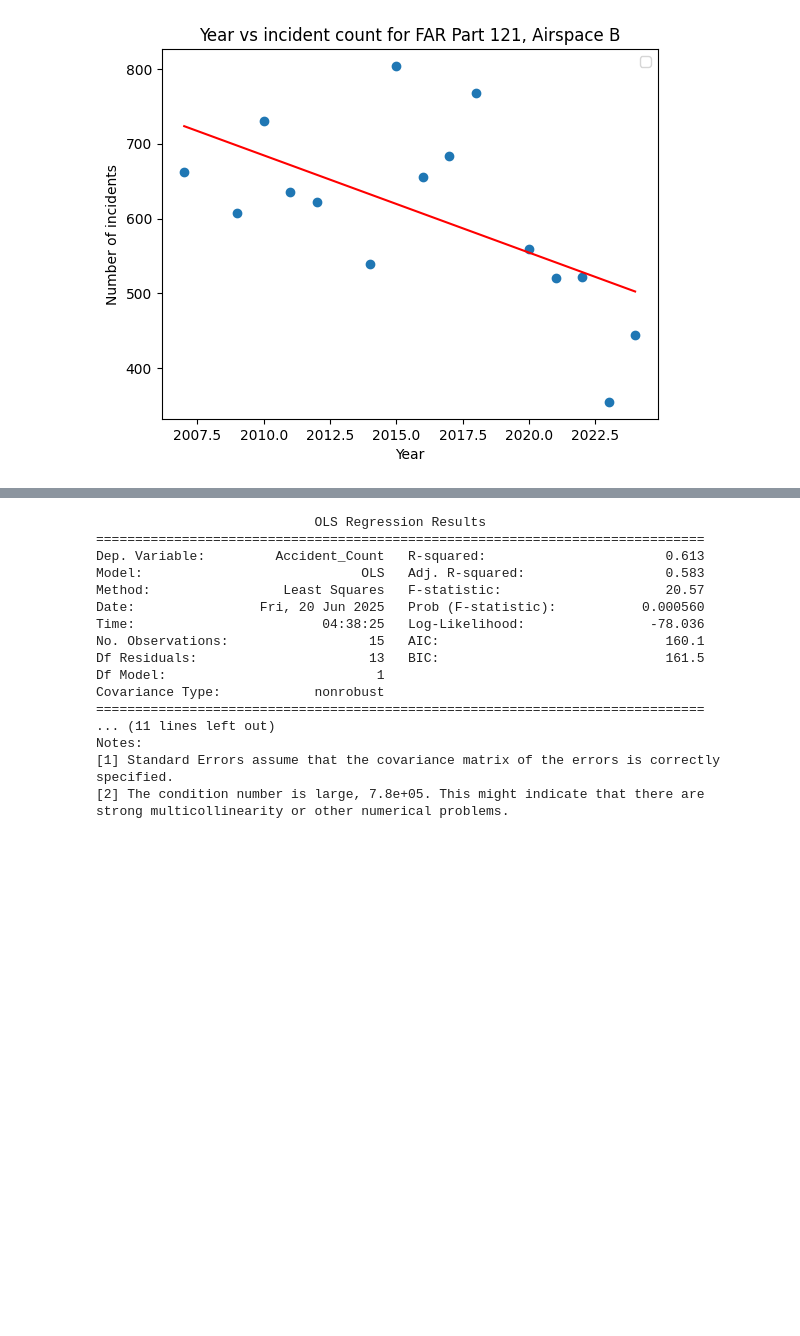
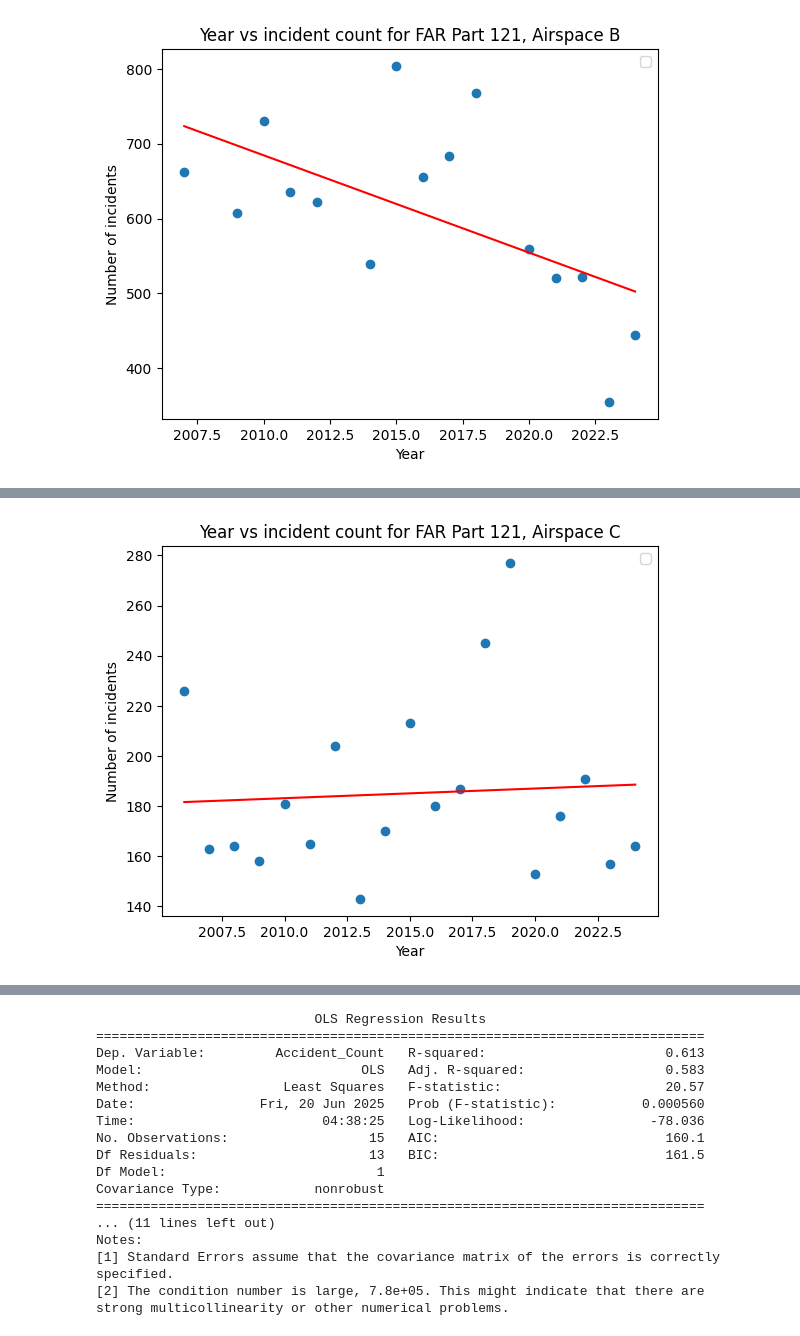
Before and after one commit to terryljh/aviation2, a Jupyter notebook: asrs linear model without test split.ipynb, the cells around one changed output, grey strips where cells are left out. Cells and saved outputs as stored; diff of their text form; code cells hidden in the pictures; blank space fills up the shorter version.

```diff
--- a/asrs linear model without test split.ipynb
+++ b/asrs linear model without test split.ipynb
@@ -670,3 +670,78 @@ Notes:
 [2] The condition number is large, 7.8e+05. This might indicate that there are
 strong multicollinearity or other numerical problems.
 [figure]
+# %%
+#this cell is copied 5-6 times to show all the different airspaces
+dfsubset2 = dfsubset[(dfsubset['Date']//100 >= 2006) & (dfsubset['Date']//100 <= 2024)]
+
+dfsubset2 = dfsubset2[dfsubset2['Operating Under FAR Part'] == 'Part 121']
+
+#dfsubset2 = dfsubset2[dfsubset2['Light'].isna()]
+
+#dfsubset2 = dfsubset2[dfsubset2['Primary Problem'] == 'Human Factors']
+#dfsubset2 = dfsubset2[dfsubset2['Primary Problem'] == 'Aircraft']
+#dfsubset2 = dfsubset2[dfsubset2['Primary Problem'] == 'Procedure']
+#dfsubset2 = dfsubset2[dfsubset2['Primary Problem'] == 'Weather']
+#dfsubset2 = dfsubset2[dfsubset2['Primary Problem'] == 'Company Policy']
+#dfsubset2 = dfsubset2[dfsubset2['Primary Problem'] == 'Chart Or Publication']
+#dfsubset2 = dfsubset2[dfsubset2['Primary Problem'] == 'Airspace Structure']
+#dfsubset2 = dfsubset2[dfsubset2['Primary Problem'] == 'Ambiguous']
+#dfsubset2 = dfsubset2[dfsubset2['Primary Problem'] == 'Environment - Non Weather Related']
+#dfsubset2 = dfsubset2[dfsubset2['Primary Problem'] == 'Software and Automation']
+#dfsubset2 = dfsubset2[dfsubset2['Primary Problem'] == 'ATC Equipment / Nav Facility / Buildings']
+
+#dfsubset2 = dfsubset2[dfsubset2['Normalized'] == 'US']
+
+#dfsubset2 = dfsubset2[dfsubset2['Light'] == 'Night']
+#dfsubset2 = dfsubset2[dfsubset2['Light'] == 'Daylight']
+
+#dfsubset2 = dfsubset[(dfsubset['Date']//100 >= 2006) & (dfsubset['Date']//100 <= 2024)]
+dfsubset2 = dfsubset2[dfsubset2['Airspace'].str.contains('class c', case=False, na=False)]
+#dfsubset2 = dfsubset2[dfsubset2['Airspace'].isna()]
+
+yearly_counts = dfsubset2.groupby(dfsubset2['Date']//100).size().reset_index(name='Accident_Count')
+#yearly_counts.plot.scatter(x='Date', y='Accident_Count')
+#plt.title('year vs total number of accidents FAR 121 airspace C')
+#plt.xlabel('year')
+#plt.ylabel('number of accidents FAR 121')
+#plt.show()
+
+from sklearn.model_selection import train_test_split
+
+X, y = yearly_counts[['Date']], yearly_counts['Accident_Count']
+
+#X_train, X_test, y_train, y_test = train_test_split(
+#
+#    X, y, test_size=0.2, random_state=945)
+
+from sklearn.linear_model import LinearRegression
+slryearly = LinearRegression()
+slryearly.fit(X,y)
+
+#re-doing the above with sm so we can use model summary
+import statsmodels.api as sm
+yearly_counts = dfsubset2.groupby(dfsubset2['Date']//100).size().reset_index(name='Accident_Count')
+yearly_counts.rename(columns={yearly_counts.columns[0]: 'Year'}, inplace=True)
+X = sm.add_constant(yearly_counts['Year'])
+y = yearly_counts['Accident_Count']
+#X_train, X_test, y_train, y_test = train_test_split(
+#X, y, test_size=0.2, random_state=945)
+model = sm.OLS(y, X).fit()
+print(model.summary())
+
+plt.scatter(X['Year'], y#, label='Training data'
+            )
+plt.xlabel('Year')
+plt.ylabel('Number of incidents')
+plt.title('Year vs incident count for FAR Part 121, Airspace C')
+y_pred = model.predict(X)
+sorted_idx = X['Year'].argsort()
+plt.plot(
+    X['Year'].iloc[sorted_idx],
+    y_pred.iloc[sorted_idx],
+    color='red'
+  #  label='Regression line'
+)
+plt.legend()
+plt.show()
+# %% [output]
@@ -673,3 +765,4 @@ strong multicollinearity or other numerical problems.
+[figure, added]
 # %%
 #this cell is copied 5-6 times to show all the different airspaces
 dfsubset2 = dfsubset[(dfsubset['Date']//100 >= 2006) & (dfsubset['Date']//100 <= 2024)]
```
Also changed, not shown: parts of 3 cells of this notebook.
